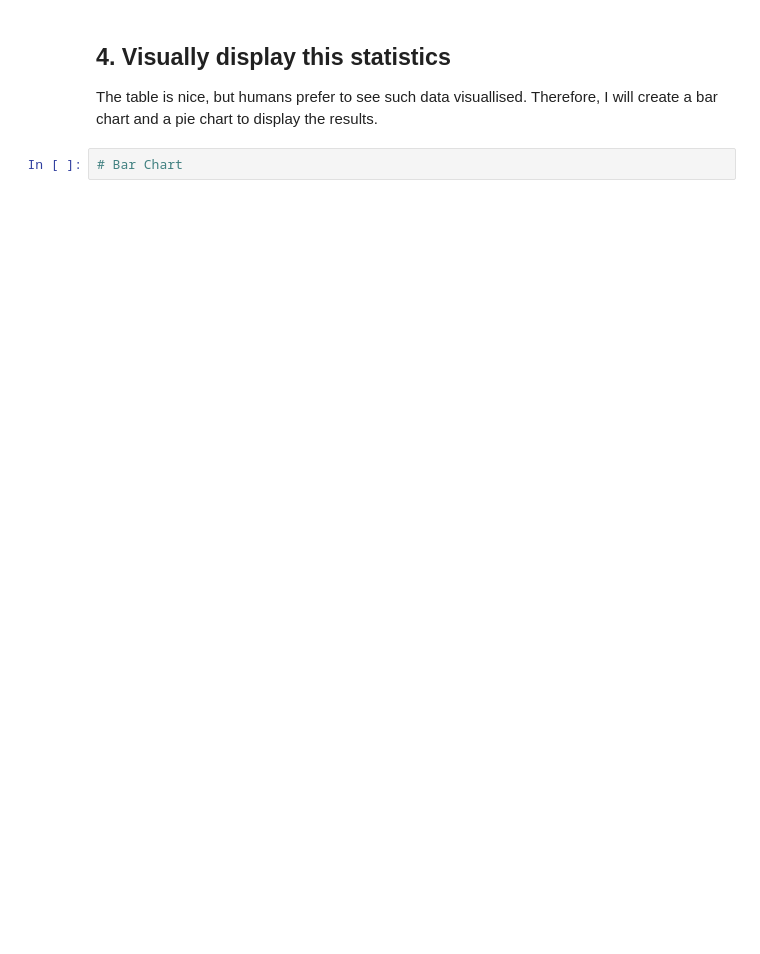
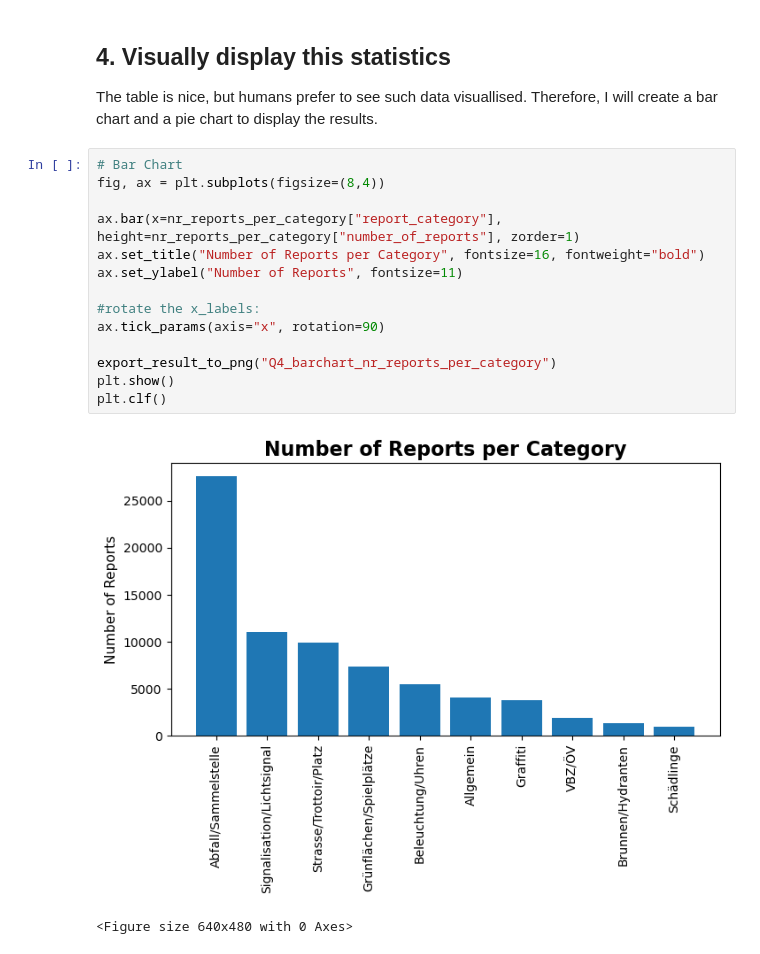
Before and after one commit to mj1905/sds210_project_Matthias_Jost, a Jupyter notebook: notebooks/Q4_category_with_most_reports.ipynb, the cells around one changed output. Saved outputs shown, nothing was run; the diff lists cells and outputs as text; blank space fills up the shorter version.

```diff
--- a/notebooks/Q4_category_with_most_reports.ipynb
+++ b/notebooks/Q4_category_with_most_reports.ipynb
@@ -120,5 +124,20 @@ export_result_to_png("Q4_table_nrreports_per_category")
 The table is nice, but humans prefer to see such data visuallised. Therefore, I will create a bar chart and a pie chart to display the results.
 # %%
 # Bar Chart
+fig, ax = plt.subplots(figsize=(8,4))
+
+ax.bar(x=nr_reports_per_category["report_category"], height=nr_reports_per_category["number_of_reports"], zorder=1)
+ax.set_title("Number of Reports per Category", fontsize=16, fontweight="bold")
+ax.set_ylabel("Number of Reports", fontsize=11)
+
+#rotate the x_labels:
+ax.tick_params(axis="x", rotation=90)
+
+export_result_to_png("Q4_barchart_nr_reports_per_category")
+plt.show()
+plt.clf()
+# %% [output]
+[figure, added]
+<Figure size 640x480 with 0 Axes>
 # %%
 # Pie Chart
```
Also changed, not shown: parts of 10 cells of this notebook, 2 other files.
